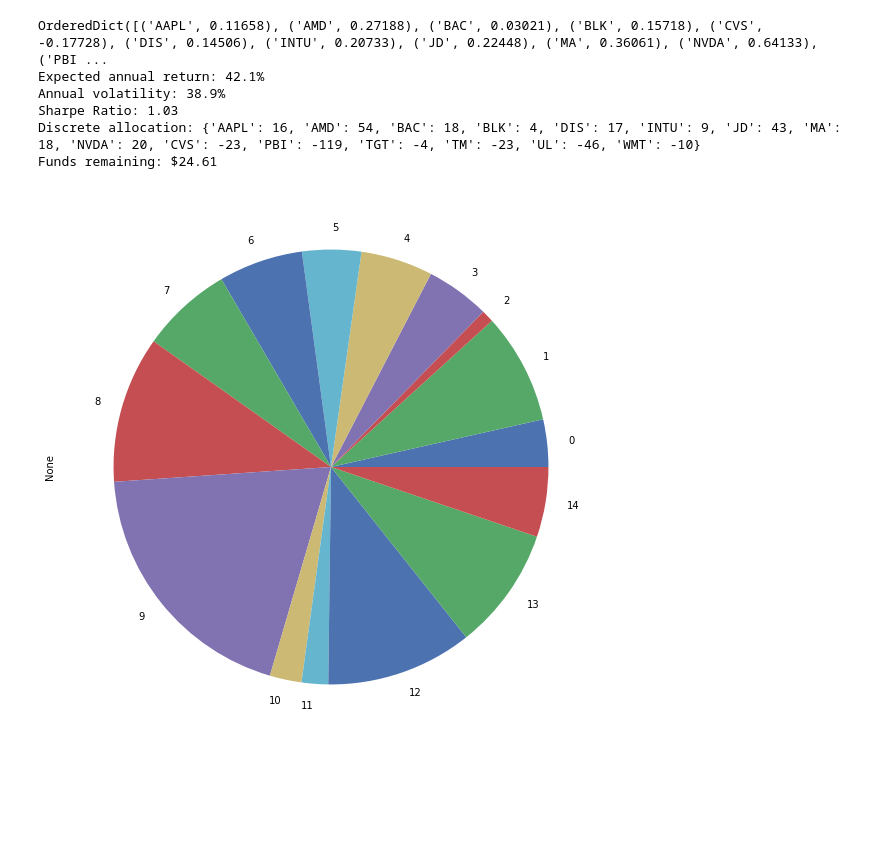
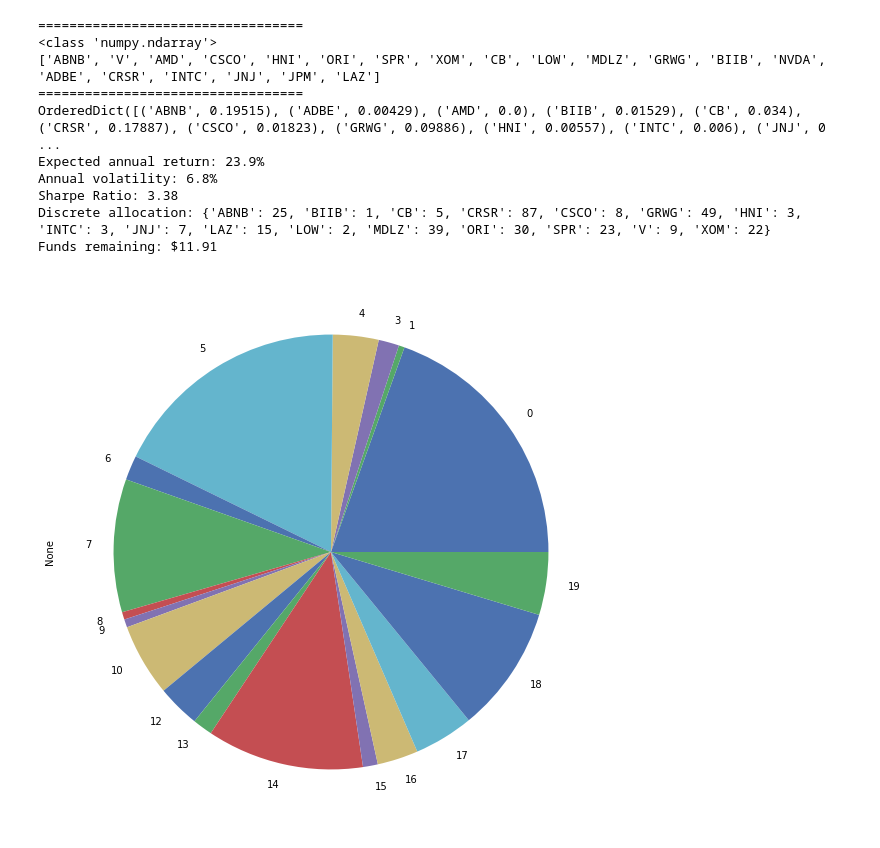
Before and after one commit to Altway/data-acc, a Jupyter notebook: YaourtFinance.ipynb, the cells around one changed output. Saved outputs shown, nothing was run; the diff lists cells and outputs as text; code cells hidden in the pictures; blank space fills up the shorter version.

```diff
--- a/YaourtFinance.ipynb
+++ b/YaourtFinance.ipynb
@@ -39,0 +10,18 @@ Date
+# %%
+coins_list = [
+    "ABNB", "V", "AMD", "CSCO", "HNI", "ORI",
+    "SPR", "XOM", "CB", "LOW", "MDLZ", "GRWG",
+    "BIIB", "ADBE", "CRSR", "INTC", "JNJ",
+    "JPM", "LAZ", "NVDA"
+]
+ohlc = yf.download(coins_list, period="max")
+#print(ohlc.keys())
+price_matrix = ohlc["Adj Close"]
+#price_matrix.tail()
+#price_matrix.info()
+
+mcaps = {}
+for coin in coins_list:
+    stock = yf.Ticker(coin)
+    mcaps[coin] = stock.info["marketCap"]
+print(mcaps)
@@ -57,5 +48,6 @@ from pypfopt.discrete_allocation import DiscreteAllocation, get_latest_prices
 #date_price_matrix = pd.concat([tickers[coin]["date"], price_matrix], axis=1, join='inner')
 #df = date_price_matrix
 df = price_matrix
+tickers = price_matrix
 print(price_matrix)
 # %% [output]
@@ -96,44 +88,66 @@ S = risk_models.risk_matrix(prices=df, method='oracle_approximating')
 
 #mu.plot.barh(figsize=(10,5))
 #plotting.plot_covariance(S, plot_correlation=True)
 
 
 
 # Pretend that you started with a default-weight allocation
 initial_weights = np.array([1/len(tickers)] * len(tickers))
 
-ef = EfficientFrontier(mu, S, weight_bounds=(-1, 1), gamma=1)
-ef.add_objective(objective_functions.transaction_cost, w_prev=initial_weights, k=0.001) # 1% broker commission
-ef.add_objective(objective_functions.L2_reg, gamma=0.05)  # default is gamma=1
+print("==================================")
 
-#ef.min_volatility()
+coins_list = [
+    "ABNB", "V", "AMD", "CSCO", "HNI", "ORI",
+    "SPR", "XOM", "CB", "LOW", "MDLZ", "GRWG",
+    "BIIB", "NVDA", "ADBE", "CRSR", "INTC", "JNJ",
+    "JPM", "LAZ"
+]
+
+initial_weights = np.array([
+0, 0, 0, 0, 0, 0, 0, 0, 0, 0, 0, 0, 0, 0, 5.11, 9.11, 7.73, 7.85, 5.80, 4.89
+])
+print(type(initial_weights))
+print(coins_list)
+print("==================================")
+gamma = 0.05
+
+ef = EfficientFrontier(mu, S, weight_bounds=(0, 1), gamma=gamma)
+ef.add_objective(objective_functions.transaction_cost, w_prev=initial_weights, k=0.001) # 0.1% broker commission
+ef.add_objective(objective_functions.L2_reg, gamma=gamma)  # default is gamma=1
+
+ef.min_volatility()
 #ef.max_sharpe()
-ef.max_quadratic_utility()
+#ef.max_quadratic_utility()
 #ef.min_efficient_risk(0.5)
 #ef.min_efficient_return(0.5)
 
 
 cleaned_weights = ef.clean_weights()
 print(cleaned_weights)
-ef.portfolio_performance(verbose=True, risk_free_rate=0.02)
+ef.portfolio_performance(verbose=True, risk_free_rate=0.01) # 1% US Bond rate
 
 pd.Series([abs(i) for i in cleaned_weights.values()]).plot.pie(figsize=(10,10))
 
+capital = 19500
 latest_prices = get_latest_prices(df)
-da = DiscreteAllocation(cleaned_weights, latest_prices, total_portfolio_value=35802, short_ratio=0.3)
+da = DiscreteAllocation(cleaned_weights, latest_prices, total_portfolio_value=capital, short_ratio=0.3)
 
 allocation, leftover = da.lp_portfolio()
 #allocation, leftover = da.greedy_portfolio()
 
 print("Discrete allocation:", allocation)
 print("Funds remaining: ${:.2f}".format(leftover))
 
 #pd.Series(cleaned_weights).plot.pie(figsize=(10,10))
 # %% [output]
-OrderedDict([('AAPL', 0.11658), ('AMD', 0.27188), ('BAC', 0.03021), ('BLK', 0.15718), ('CVS', -0.17728), ('DIS', 0.14506), ('INTU', 0.20733), ('JD', 0.22448), ('MA', 0.36061), ('NVDA', 0.64133), ('PBI ...
-Expected annual return: 42.1%
-Annual volatility: 38.9%
-Sharpe Ratio: 1.03
-Discrete allocation: {'AAPL': 16, 'AMD': 54, 'BAC': 18, 'BLK': 4, 'DIS': 17, 'INTU': 9, 'JD': 43, 'MA': 18, 'NVDA': 20, 'CVS': -23, 'PBI': -119, 'TGT': -4, 'TM': -23, 'UL': -46, 'WMT': -10}
-Funds remaining: $24.61
+==================================
+<class 'numpy.ndarray'>
+['ABNB', 'V', 'AMD', 'CSCO', 'HNI', 'ORI', 'SPR', 'XOM', 'CB', 'LOW', 'MDLZ', 'GRWG', 'BIIB', 'NVDA', 'ADBE', 'CRSR', 'INTC', 'JNJ', 'JPM', 'LAZ']
+==================================
+OrderedDict([('ABNB', 0.19515), ('ADBE', 0.00429), ('AMD', 0.0), ('BIIB', 0.01529), ('CB', 0.034), ('CRSR', 0.17887), ('CSCO', 0.01823), ('GRWG', 0.09886), ('HNI', 0.00557), ('INTC', 0.006), ('JNJ', 0 ...
+Expected annual return: 23.9%
+Annual volatility: 6.8%
+Sharpe Ratio: 3.38
+Discrete allocation: {'ABNB': 25, 'BIIB': 1, 'CB': 5, 'CRSR': 87, 'CSCO': 8, 'GRWG': 49, 'HNI': 3, 'INTC': 3, 'JNJ': 7, 'LAZ': 15, 'LOW': 2, 'MDLZ': 39, 'ORI': 30, 'SPR': 23, 'V': 9, 'XOM': 22}
+Funds remaining: $11.91
-[figure, old version]
+[figure, new version]
```
Also changed, not shown: parts of 5 cells of this notebook, 2 other files.
